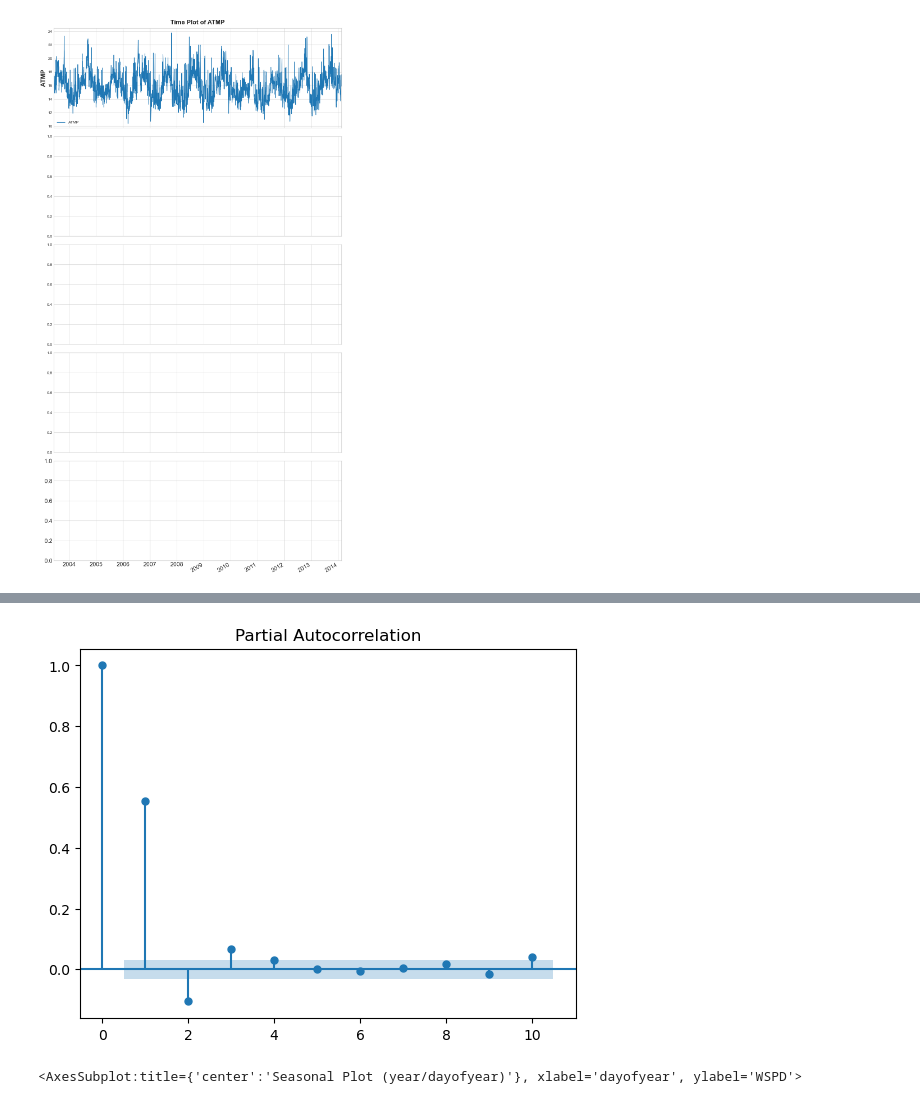
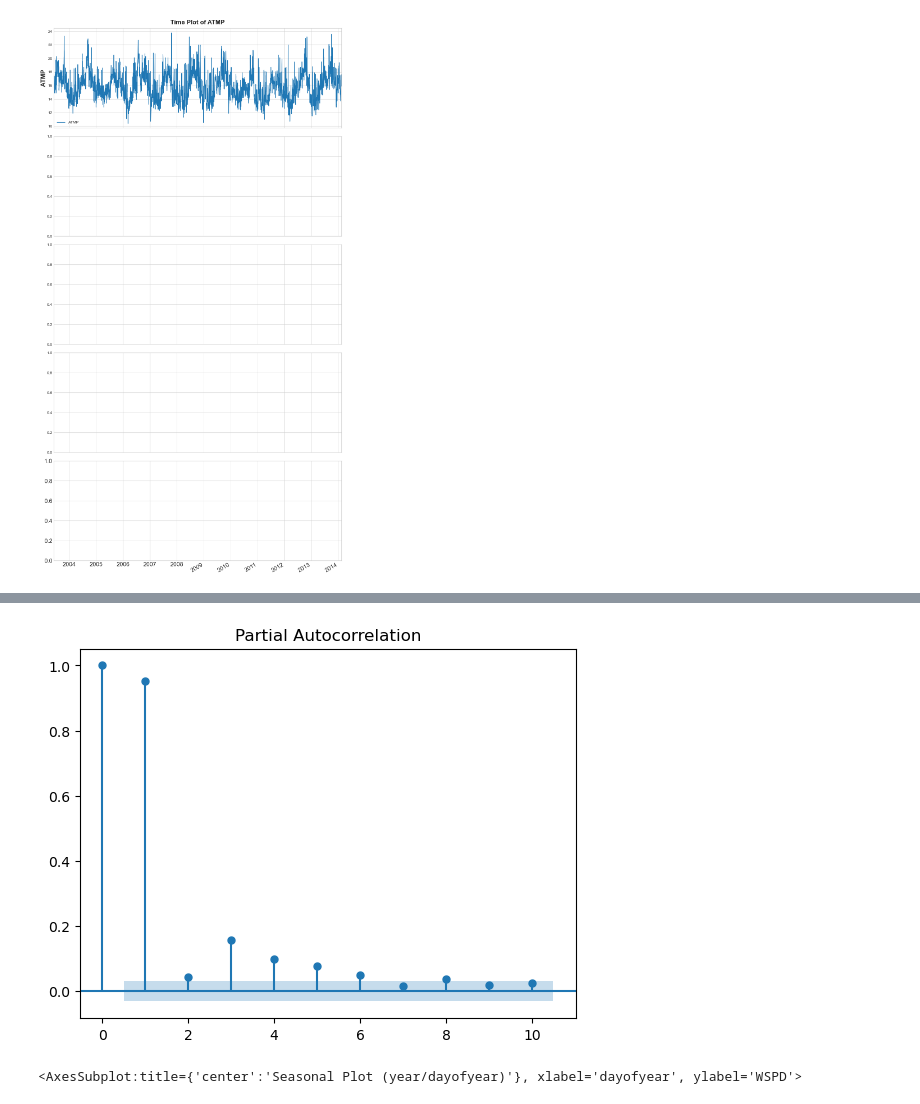
Before and after one commit to dakotarawlings/weather_timeseries_analysis, a Jupyter notebook: data_EDA.ipynb, the cells around one changed output, grey strips where cells are left out. Drawn from its saved outputs; the diff is of its cells as text; code cells hidden in the pictures.

```diff
--- a/data_EDA.ipynb
+++ b/data_EDA.ipynb
@@ -172,9 +172,9 @@ lag_plots(12, df_engineered, 'ATMP', lag_column='GST')
 # %%
 import matplotlib as mpl
 mpl.rcParams.update(mpl.rcParamsDefault)
-fig=plot_pacf(df_engineered['WSPD'], lags=10)
+fig=plot_pacf(df_engineered['WTMP'], lags=10)
 # %% [output]
-[figure, old version]
+[figure, new version]
 # %%
 # Seasonal plot and periodogram functions adapted from https://www.kaggle.com/code/ryanholbrook/seasonality
 
```
Also changed, not shown: parts of 1 cell of this notebook, 1 other file.
